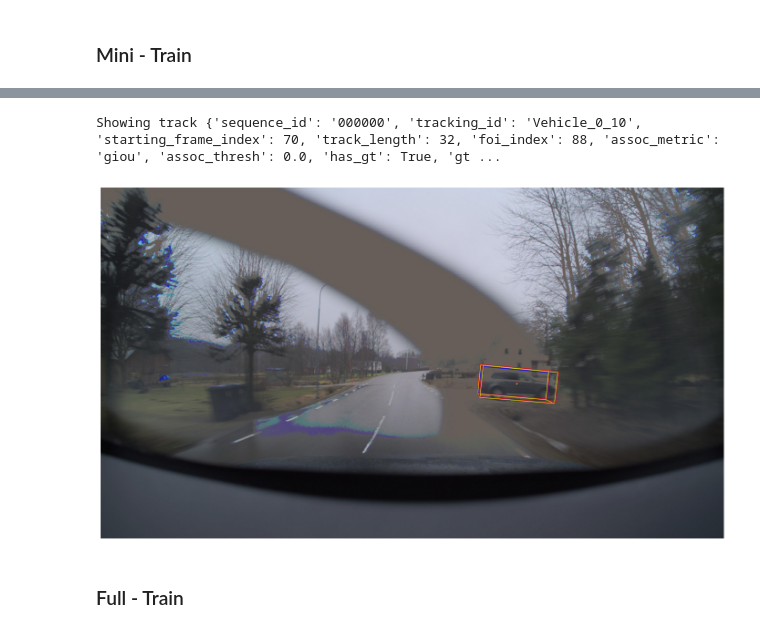
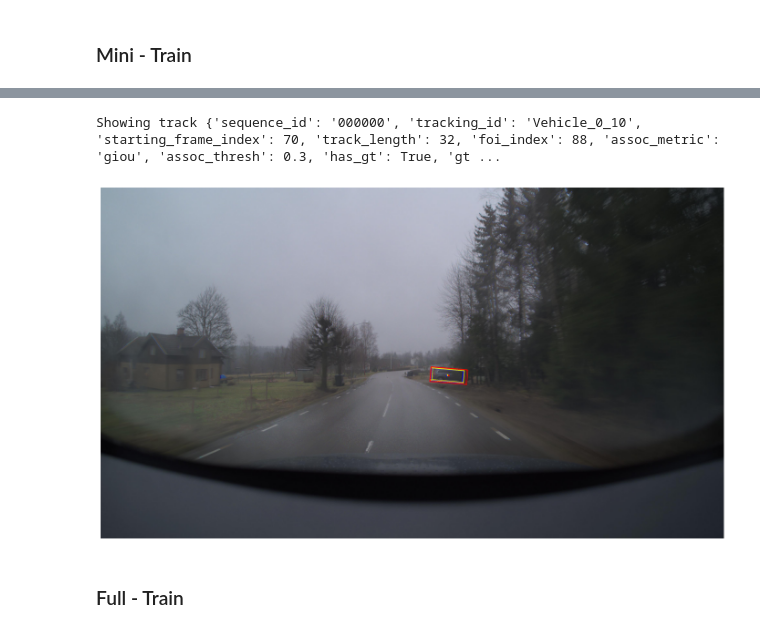
Before and after one commit to ajansbin/thesis-autoann, a Jupyter notebook: Visualizer/visualizer/vis_example.ipynb, the cells around one changed output, grey strips where cells are left out. Drawn from its saved outputs; the diff is of its cells as text; code cells hidden in the pictures.

```diff
--- a/Visualizer/visualizer/vis_example.ipynb
+++ b/Visualizer/visualizer/vis_example.ipynb
@@ -30,10 +28,10 @@ For debugging consider passing CUDA_LAUNCH_BLOCKING=1.
 # %%
 track_index = 0
-frame_track_index = 20
+frame_track_index = 10
 viz_mini.plot_track_index(track_index, frame_track_index, show_lidar=False, show_det=True, show_ref=True, show_gt=True, score_thresh=0.0)
 # %% [output]
-Showing track {'sequence_id': '000000', 'tracking_id': 'Vehicle_0_10', 'starting_frame_index': 70, 'track_length': 32, 'foi_index': 88, 'assoc_metric': 'giou', 'assoc_thresh': 0.0, 'has_gt': True, 'gt ...
+Showing track {'sequence_id': '000000', 'tracking_id': 'Vehicle_0_10', 'starting_frame_index': 70, 'track_length': 32, 'foi_index': 88, 'assoc_metric': 'giou', 'assoc_thresh': 0.3, 'has_gt': True, 'gt ...
-[figure, old version]
+[figure, new version]
 # %% [markdown]
 ### Full - Train
 # %%
```
Also changed, not shown: parts of 5 cells of this notebook, 14 other files.
